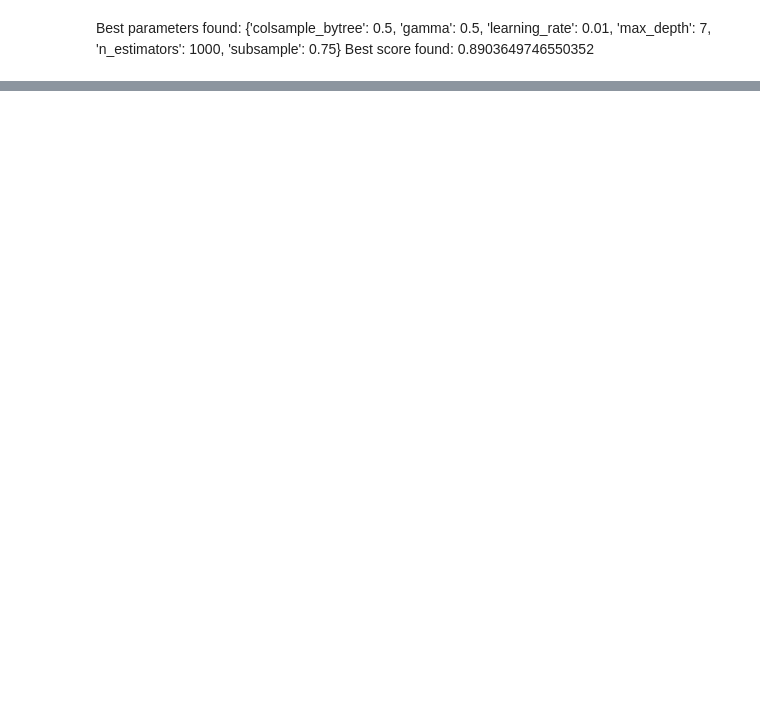
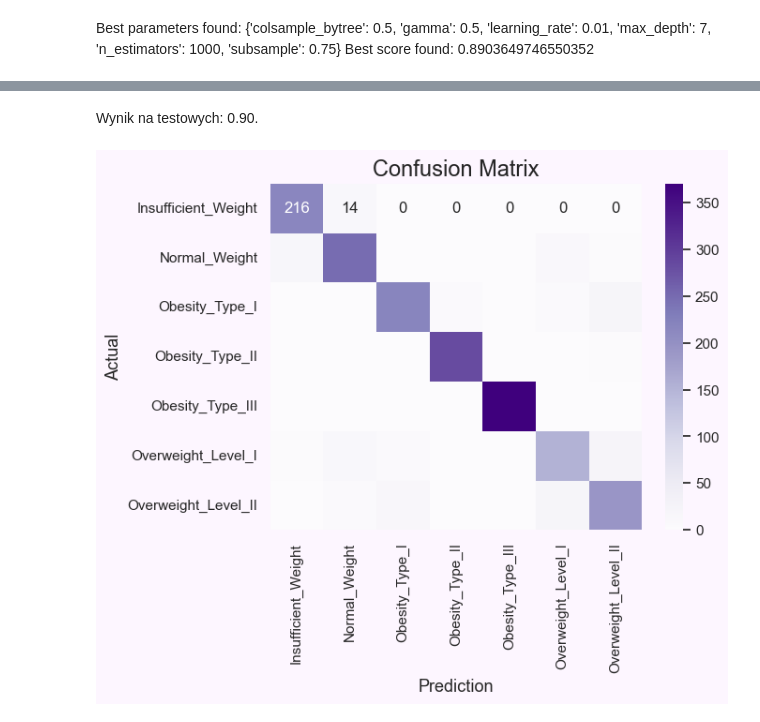
Before and after one commit to GasparSekula/ObesityRiskPrediction, a Jupyter notebook: Models/XGB.ipynb, the cells around one changed output, grey strips where cells are left out. Saved outputs shown, nothing was run; the diff lists cells and outputs as text; code cells hidden in the pictures; blank space fills up the shorter version.

```diff
--- a/Models/XGB.ipynb
+++ b/Models/XGB.ipynb
@@ -23,0 +36,4 @@ y_val = val['NObeyesdad']
+# %%
+labels = ['Insufficient_Weight', 'Normal_Weight', 'Obesity_Type_I',
+       'Obesity_Type_II', 'Obesity_Type_III', 'Overweight_Level_I',
+       'Overweight_Level_II']
@@ -101,0 +277,18 @@ plt.savefig('../Images/XGBoost_train_confusion_matrix.png')
+# %% [markdown]
+Wynik na testowych: 0.90.
+# %%
+predicted = final_model.predict(X_test)
+
+cm = confusion_matrix(y_test,predicted)
+sns.heatmap(cm,
+            annot=True,
+            fmt='.0f',
+            xticklabels=labels,
+            yticklabels=labels, cmap='Purples')
+sns.set_theme(rc={'axes.facecolor':'#fdf6ff', 'figure.facecolor' : '#fdf6ff'})
+plt.xlabel('Prediction',fontsize=13)
+plt.ylabel('Actual',fontsize=13)
+plt.title('Confusion Matrix',fontsize=17)
+plt.show()
+# %% [output]
+[figure, added]
```
Also changed, not shown: parts of 37 cells of this notebook.
